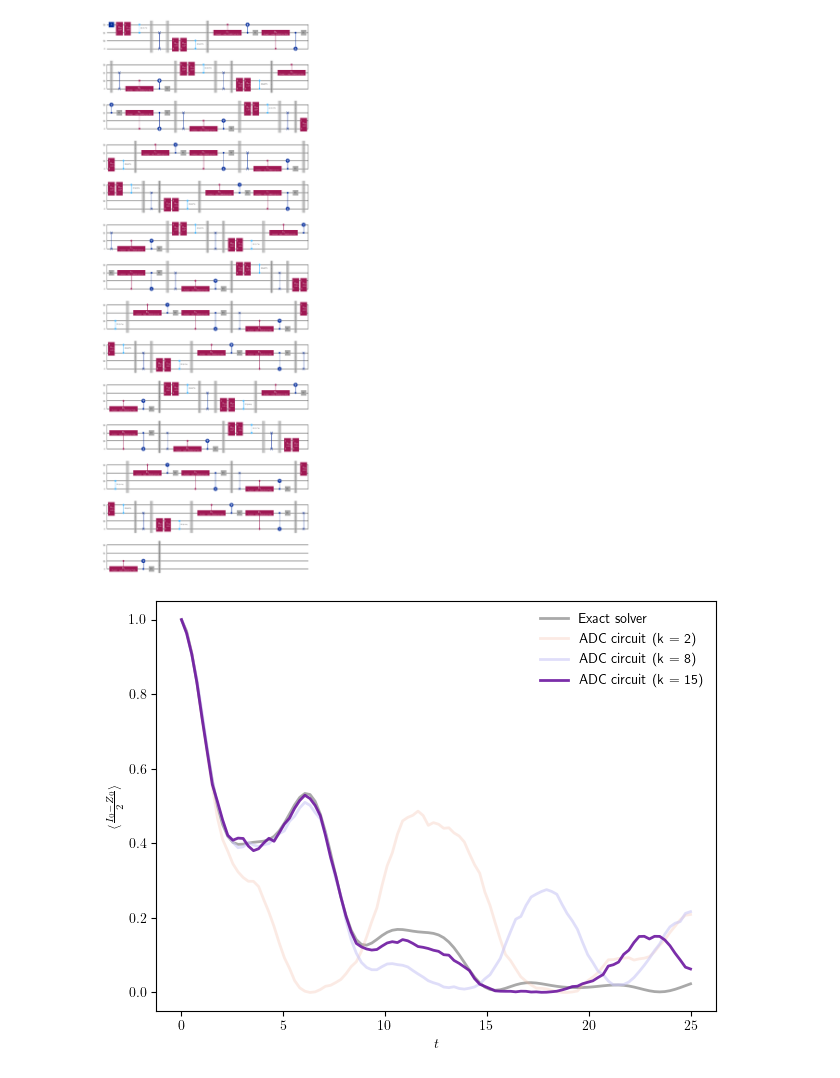
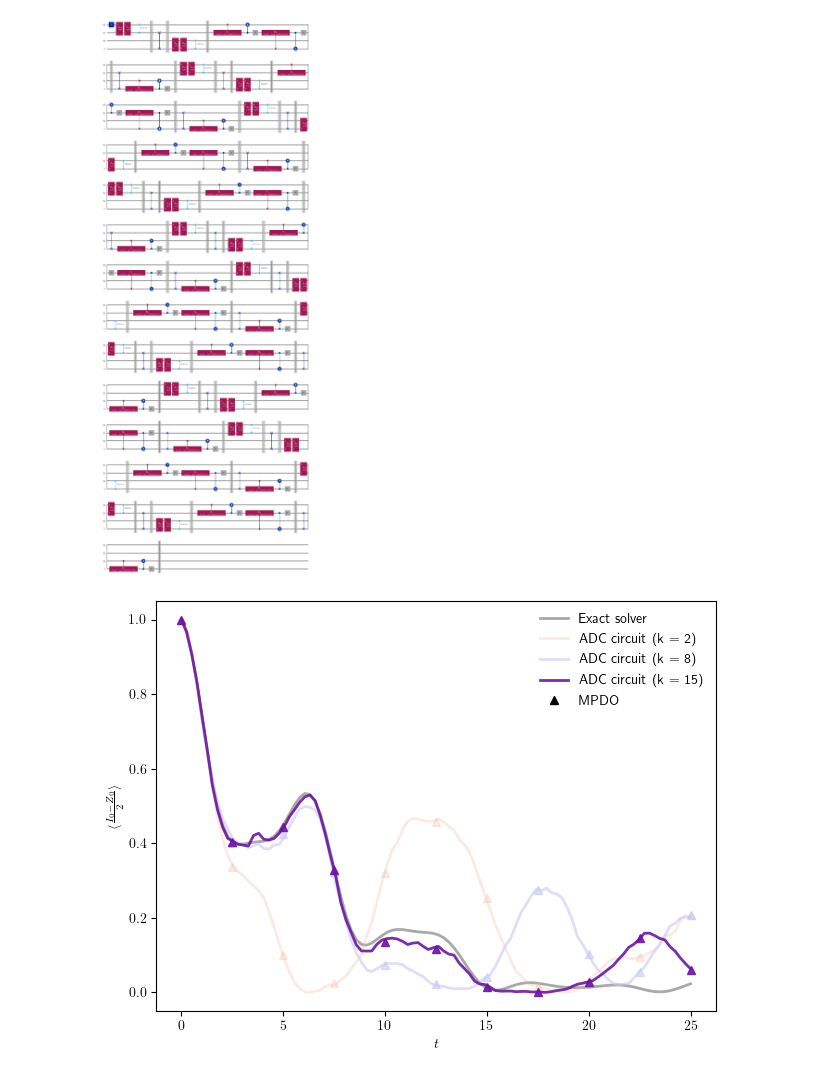
Before and after one commit to bentirher/dmpf_dissipation, a Jupyter notebook: standard_adc/ha_circuit_study.ipynb, the cells around one changed output. Cells and saved outputs as stored; diff of their text form; code cells hidden in the pictures.

Commit message:
new MPDO results for circuit verification

```diff
--- a/standard_adc/ha_circuit_study.ipynb
+++ b/standard_adc/ha_circuit_study.ipynb
@@ -36,23 +36,32 @@ for trotter in k:
 # qc.draw('mpl')
 # %% [output]
 [figure]
+# %%
+import pandas as pd
+tns = pd.read_csv('validate_mpdo_population.csv', usecols = ["pop_q0_mpdo"])
+all_trotter_tn = { f'k = {trotter}' : None for trotter in k }
+for (idx, i) in enumerate(range(0, len(tns), 11)):
+    all_trotter_tn[f"k = {k[idx]}"] = tns[i:i+11].to_numpy()
+instants_tns = pd.read_csv('validate_mpdo_population.csv', usecols = ["t"])[0:11].to_numpy()
 # %%
 plot_qubits = [0]
 colors = ["#f4bca6", "#cbc8f6", "#6c169f"]
 for i in plot_qubits:
     plt.plot(tlist, pops[i], color = 'darkgrey', linewidth = 2, label = "Exact solver")
     alpha = 0.3
     for (idx, trotter) in enumerate(k):
         plt.plot(tlist, all_trotter[f'k = {trotter}'][str(i)], color = colors[idx], linewidth = 2, alpha = alpha, label = f"ADC circuit (k = {trotter})")
+        plt.plot(instants_tns, all_trotter_tn[f'k = {trotter}'], linestyle = "none", marker = '^', color = colors[idx], alpha = alpha)
         alpha = alpha + 0.3
 
+plt.plot(np.nan, np.nan, linestyle = "none", marker = "^", color = "black", label = "MPDO")
 plt.ylabel(r"$\langle \frac{I_0 - Z_0}{2} \rangle$")
 # plt.ylabel(r"$\langle Z_0Z_1 \rangle$")
 #plt.ylim([0,1])
 plt.xlabel("$t$")
 plt.legend(frameon = False)
 plt.tight_layout()
 plt.savefig("[4Q]population_ha_adc.png", bbox_inches='tight', transparent = True)
 plt.show()
 # %% [output]
-[figure, old version]
+[figure, new version]
```
Also changed, not shown: 1 other file.
